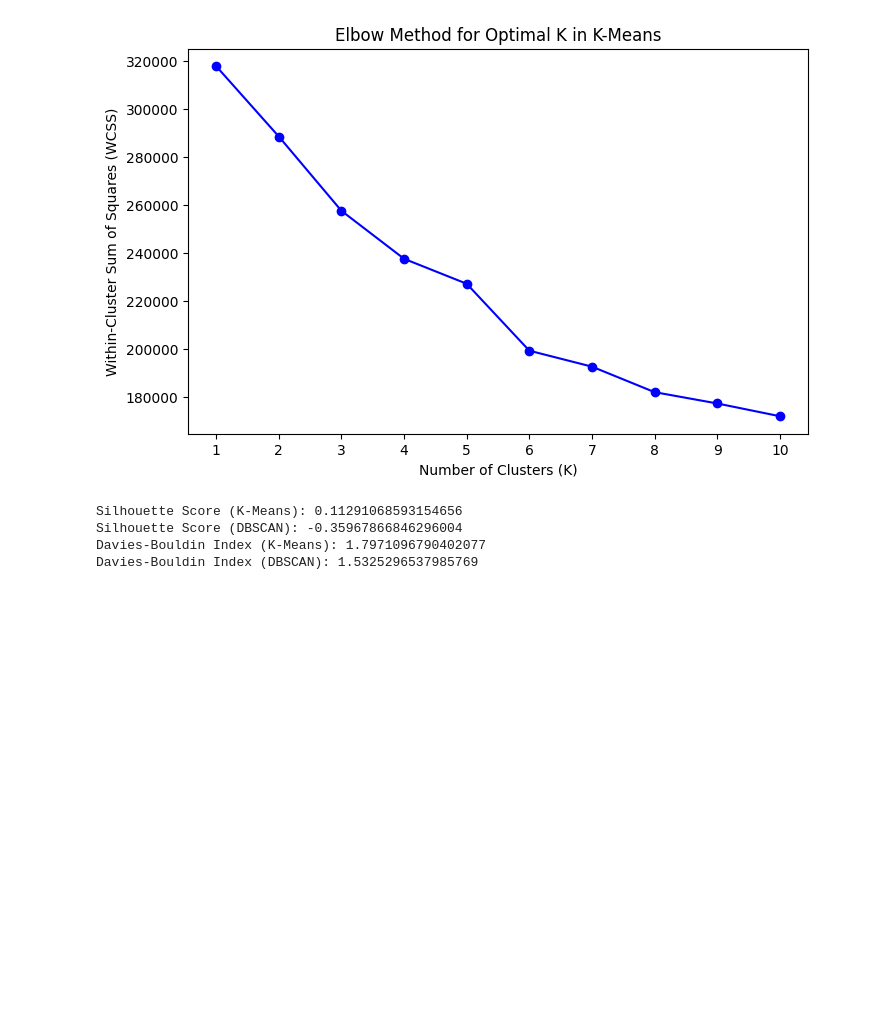
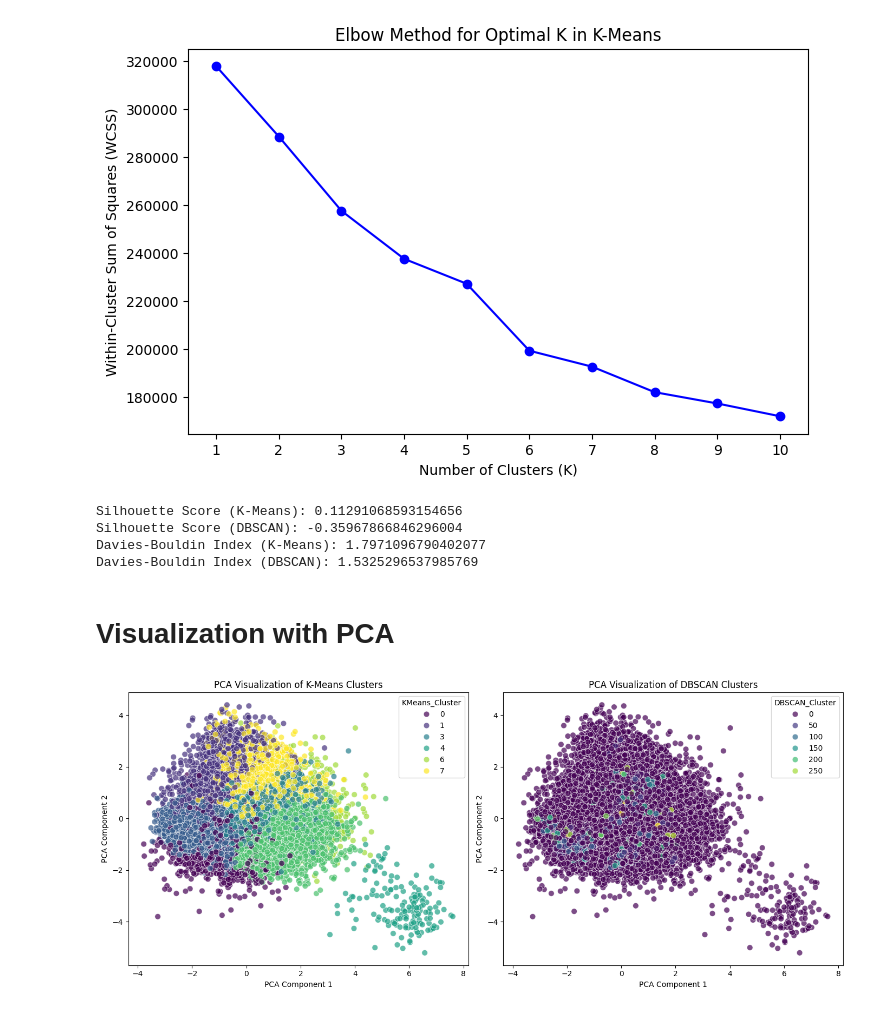
Before and after one commit to Shovon198915/CSE475, a Jupyter notebook: lab/Lab2.ipynb, the cells around one changed output. Cells and saved outputs as stored; diff of their text form; code cells hidden in the pictures; blank space fills up the shorter version.

Commit message:
Visualization with PCA

```diff
--- a/lab/Lab2.ipynb
+++ b/lab/Lab2.ipynb
@@ -156,3 +156,27 @@ Silhouette Score (K-Means): 0.11291068593154656
 Silhouette Score (DBSCAN): -0.35967866846296004
 Davies-Bouldin Index (K-Means): 1.7971096790402077
 Davies-Bouldin Index (DBSCAN): 1.5325296537985769
+# %% [markdown]
+# Visualization with PCA
+# %%
+# Plot PCA visualization for K-Means and DBSCAN clusters
+plt.figure(figsize=(14, 6))
+
+# Plot for K-Means
+plt.subplot(1, 2, 1)
+sns.scatterplot(data=processed_data_df, x='PCA1', y='PCA2', hue='KMeans_Cluster', palette='viridis', s=60, alpha=0.7)
+plt.title("PCA Visualization of K-Means Clusters")
+plt.xlabel("PCA Component 1")
+plt.ylabel("PCA Component 2")
+
+# Plot for DBSCAN
+plt.subplot(1, 2, 2)
+sns.scatterplot(data=processed_data_df, x='PCA1', y='PCA2', hue='DBSCAN_Cluster', palette='viridis', s=60, alpha=0.7)
+plt.title("PCA Visualization of DBSCAN Clusters")
+plt.xlabel("PCA Component 1")
+plt.ylabel("PCA Component 2")
+
+plt.tight_layout()
+plt.show()
+# %% [output]
+[figure, added]
```
